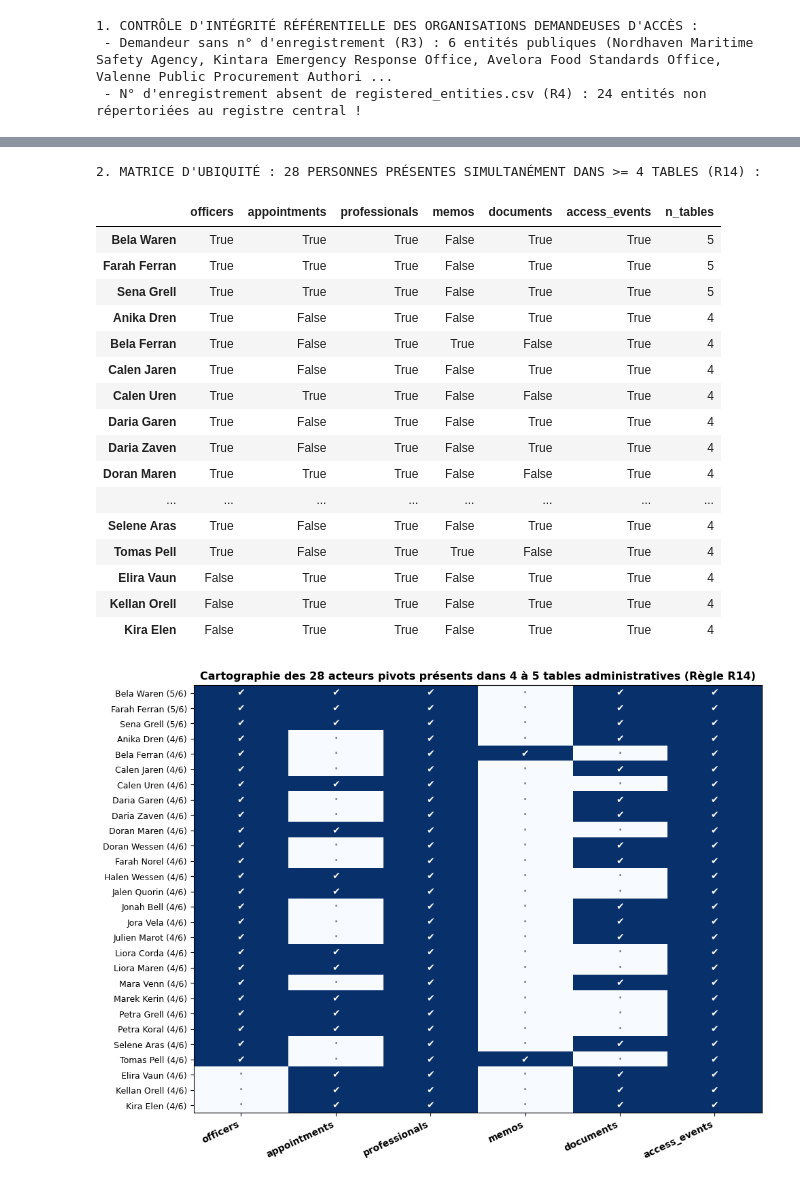
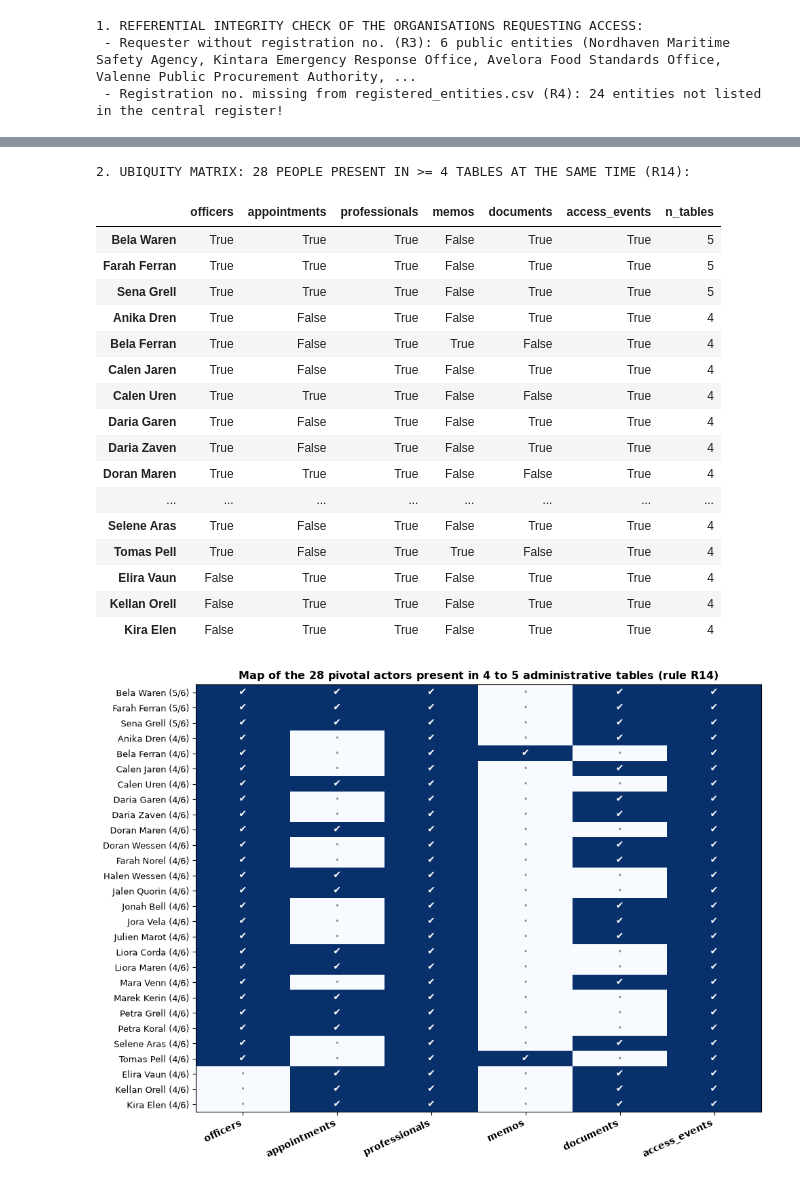
Before and after one commit to tvallot/multi-source-data-mining, a Jupyter notebook: notebooks/public_records.ipynb, the cells around one changed output, grey strips where cells are left out. Cells and saved outputs as stored; diff of their text form; code cells hidden in the pictures.

```diff
--- a/notebooks/public_records.ipynb
+++ b/notebooks/public_records.ipynb
@@ -1065,12 +1094,12 @@ Pour préparer la détection d'anomalies statistiques et relationnelles sur nos
 # %%
 # ==============================================================================
-# 2.2. FEATURE ENGINEERING AVANCÉ, INTÉGRITÉ RÉFÉRENTIELLE & MATRICE D'UBIQUITÉ
+# 2.2. ADVANCED FEATURE ENGINEERING, REFERENTIAL INTEGRITY & UBIQUITY MATRIX
 # ==============================================================================
 import re
 
-TODAY = pd.Timestamp("2025-06-30")  # Date de référence du jeu de données
+TODAY = pd.Timestamp("2025-06-30")  # Reference date of the dataset
 
-# Récupération des tables nettoyées
+# Retrieval of the cleaned tables
 pa_clean  = cleaned_public_records['public_appointments']
 of_clean  = cleaned_public_records['officer_filings']
 re_clean  = cleaned_public_records['registered_entities']
@@ -1081,10 +1110,10 @@ rc_clean  = cleaned_public_records['regulatory_case_events']
 im_clean  = cleaned_public_records['institutional_memos']
 pid_clean = cleaned_public_records['public_and_investigative_documents']
 
-# Ensemble des numéros d'enregistrement officiels du registre du commerce
+# Set of the official registration numbers of the commercial register
 reg_ids = set(re_clean["registration_number"].dropna())
 
-# 1. Feature Engineering sur les personnes (Âges, ancienneté et délais de dépôt)
+# 1. Feature engineering on people (ages, seniority and filing delays)
 of_clean["age_at_appointment"] = of_clean["appointment_date_dt"].dt.year - of_clean["imputed_birth_year"]
 of_clean["age_today"] = TODAY.year - of_clean["imputed_birth_year"]
 of_clean["tenure_years"] = (of_clean["cessation_date_dt"].fillna(TODAY) - of_clean["appointment_date_dt"]).dt.days / 365.25
@@ -1095,7 +1124,7 @@ pa_clean["age_at_start"] = pa_clean["appointment_start_dt"].dt.year - pa_clean["
 
 lp_clean["years_licensed"] = (TODAY - lp_clean["license_issue_date_dt"]).dt.days / 365.25
 
-# 2. Feature Engineering sur les journaux d'événements (site_access & regulatory)
+# 2. Feature engineering on the event logs (site_access & regulatory)
 sa_clean = sa_clean.sort_values(["access_case_number", "event_time_dt"]).reset_index(drop=True)
 sa_clean["hour"] = sa_clean["event_time_dt"].dt.hour
 sa_clean["weekday"] = sa_clean["event_time_dt"].dt.dayofweek
@@ -1115,17 +1144,17 @@ rc_clean["expected_prev"] = rc_clean.groupby("case_number")["new_status"].shift(
 rc_clean["status_chain_break"] = rc_clean["expected_prev"].notna() & (rc_clean["expected_prev"] != rc_clean["previous_status"])
 rc_clean["registered_subject"] = rc_clean["subject_registration_number"].isin(reg_ids)
 
-# 3. Contrôle d'intégrité référentielle des organisations (Règles R3 et R4)
-orgs_sans_num = sa_clean.loc[sa_clean["no_reg_number"], "requesting_organization_name"].unique()
-orgs_orphelines = sa_clean.loc[~sa_clean["no_reg_number"] & ~sa_clean["registered_org"],
+# 3. Referential integrity check of the organisations (rules R3 and R4)
+orgs_without_num = sa_clean.loc[sa_clean["no_reg_number"], "requesting_organization_name"].unique()
+orphan_orgs = sa_clean.loc[~sa_clean["no_reg_number"] & ~sa_clean["registered_org"],
                                ["requesting_registration_number", "requesting_organization_name"]].drop_duplicates()
 
-print(f"1. CONTRÔLE D'INTÉGRITÉ RÉFÉRENTIELLE DES ORGANISATIONS DEMANDEUSES D'ACCÈS :")
-print(f" - Demandeur sans n° d'enregistrement (R3) : {len(orgs_sans_num)} entités publiques ({', '.join(orgs_sans_num)})")
-print(f" - N° d'enregistrement absent de registered_entities.csv (R4) : {len(orgs_orphelines)} entités non répertoriées au registre central !")
-display(orgs_orphelines.head(10))
+print("1. REFERENTIAL INTEGRITY CHECK OF THE ORGANISATIONS REQUESTING ACCESS:")
+print(f" - Requester without registration no. (R3): {len(orgs_without_num)} public entities ({', '.join(orgs_without_num)})")
+print(f" - Registration no. missing from registered_entities.csv (R4): {len(orphan_orgs)} entities not listed in the central register!")
+display(orphan_orgs.head(10))
 
-# 4. Croisement matriciel des personnes physiques à travers 6 tables (Règle R14)
+# 4. Matrix cross-referencing of the individuals across 6 tables (rule R14)
 def extract_clean_names(df, col):
     return set(df[col].dropna().str.replace(r"^Dr\.\s*", "", regex=True).str.strip())
 
@@ -1143,10 +1172,10 @@ presence = pd.DataFrame({src: pd.Series({n: (n in s) for n in all_names}) for sr
 presence["n_tables"] = presence.sum(axis=1)
 multi_presence = presence[presence["n_tables"] >= 4].sort_values(["n_tables", "access_events", "officers"], ascending=False)
 
-print(f"\n2. MATRICE D'UBIQUITÉ : {len(multi_presence)} PERSONNES PRÉSENTES SIMULTANÉMENT DANS >= 4 TABLES (R14) :")
+print(f"\n2. UBIQUITY MATRIX: {len(multi_presence)} PEOPLE PRESENT IN >= 4 TABLES AT THE SAME TIME (R14):")
 display(multi_presence.style.background_gradient(subset=["n_tables"], cmap="YlOrRd"))
 
-# Visualisation graphique de la matrice de présence multi-tables
+# Graphical visualisation of the multi-table presence matrix
 fig, ax = plt.subplots(figsize=(10, 7.5))
 mat_vals = multi_presence.drop(columns=["n_tables"]).astype(int)
 im_plot = ax.imshow(mat_vals.values, aspect="auto", cmap="Blues")
@@ -1158,41 +1187,41 @@ for i in range(mat_vals.shape[0]):
     for j in range(mat_vals.shape[1]):
         val = mat_vals.iloc[i, j]
         ax.text(j, i, "✔" if val == 1 else "·", ha="center", va="center", color="white" if val == 1 else "gray", fontweight="bold")
-ax.set_title("Cartographie des 28 acteurs pivots présents dans 4 à 5 tables administratives (Règle R14)", fontsize=11.5, fontweight="bold")
+ax.set_title("Map of the 28 pivotal actors present in 4 to 5 administrative tables (rule R14)", fontsize=11.5, fontweight="bold")
 plt.tight_layout()
 plt.show()
 # %% [output]
-1. CONTRÔLE D'INTÉGRITÉ RÉFÉRENTIELLE DES ORGANISATIONS DEMANDEUSES D'ACCÈS :
- - Demandeur sans n° d'enregistrement (R3) : 6 entités publiques (Nordhaven Maritime Safety Agency, Kintara Emergency Response Office, Avelora Food Standards Office, Valenne Public Procurement Authori ...
- - N° d'enregistrement absent de registered_entities.csv (R4) : 24 entités non répertoriées au registre central !
+1. REFERENTIAL INTEGRITY CHECK OF THE ORGANISATIONS REQUESTING ACCESS:
+ - Requester without registration no. (R3): 6 public entities (Nordhaven Maritime Safety Agency, Kintara Emergency Response Office, Avelora Food Standards Office, Valenne Public Procurement Authority, ...
+ - Registration no. missing from registered_entities.csv (R4): 24 entities not listed in the central register!
 |  | requesting_registration_number | requesting_organization_name |
 | 7 | REG-VLN-20015 | Orison Facility Management |
 | 19 | REG-VLN-20009 | Valenne Laboratory Materials |
 | 25 | REG-KNT-20025 | Juniper Community Health Foundation |
 | 32 | REG-TMB-20031 | Garnet Scientific Instruments |
 | 39 | REG-KNT-20037 | Blue Heron Monitoring Cooperative |
 | 70 | REG-VLN-20001 | Interregional Procurement Coopera... |
 | 74 | REG-NDH-20008 | Nordhaven Refrigeration Works |
 | 81 | REG-TMB-20027 | Dune Agricultural Machinery |
 | 127 | REG-VLN-20016 | Lumen Protective Equipment |
 | 134 | REG-KNT-20020 | Senna Agricultural Research Centre |
-2. MATRICE D'UBIQUITÉ : 28 PERSONNES PRÉSENTES SIMULTANÉMENT DANS >= 4 TABLES (R14) :
+2. UBIQUITY MATRIX: 28 PEOPLE PRESENT IN >= 4 TABLES AT THE SAME TIME (R14):
 |  | officers | appointments | professionals | memos | documents | access_events | n_tables |
 | Bela Waren | True | True | True | False | True | True | 5 |
 | Farah Ferran | True | True | True | False | True | True | 5 |
 | Sena Grell | True | True | True | False | True | True | 5 |
 | Anika Dren | True | False | True | False | True | True | 4 |
 | Bela Ferran | True | False | True | True | False | True | 4 |
 | Calen Jaren | True | False | True | False | True | True | 4 |
 | Calen Uren | True | True | True | False | False | True | 4 |
 | Daria Garen | True | False | True | False | True | True | 4 |
 | Daria Zaven | True | False | True | False | True | True | 4 |
 | Doran Maren | True | True | True | False | False | True | 4 |
 | ... | ... | ... | ... | ... | ... | ... | ... |
 | Selene Aras | True | False | True | False | True | True | 4 |
 | Tomas Pell | True | False | True | True | False | True | 4 |
 | Elira Vaun | False | True | True | False | True | True | 4 |
 | Kellan Orell | False | True | True | False | True | True | 4 |
 | Kira Elen | False | True | True | False | True | True | 4 |
-[figure, old version]
+[figure, new version]
 # %% [markdown]
```
Also changed, not shown: parts of 52 cells of this notebook, 20 other files.
